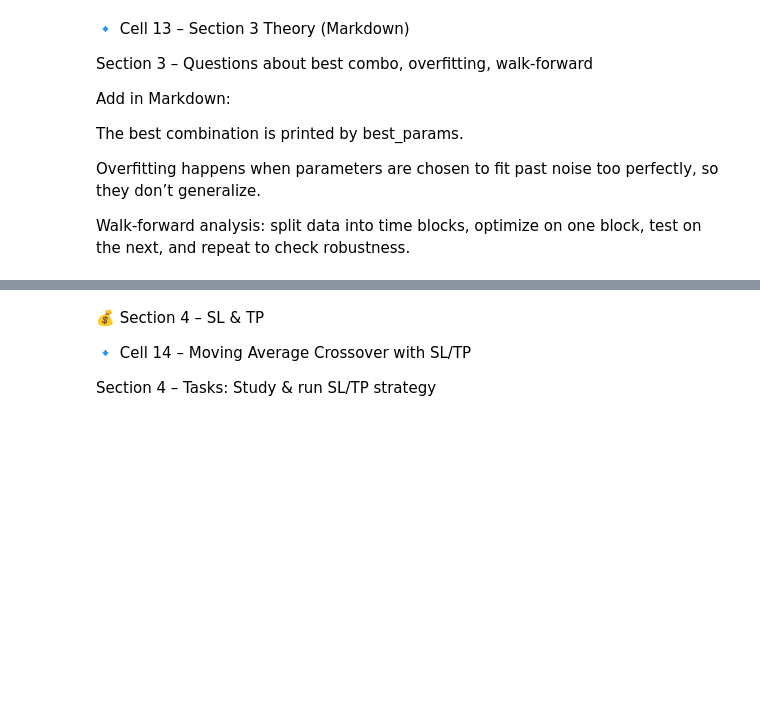
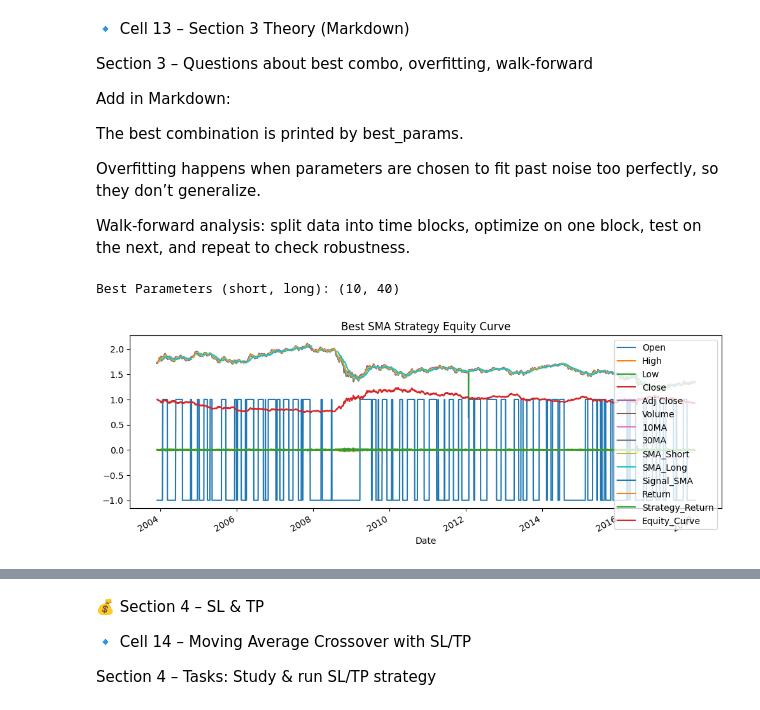
Before and after one commit to mahamodul05/Foundation_Course, a Jupyter notebook: Lab3_ProjectTask.ipynb, the cells around one changed output, grey strips where cells are left out. Cells and saved outputs as stored; diff of their text form; code cells hidden in the pictures; blank space fills up the shorter version.

```diff
--- a/Lab3_ProjectTask.ipynb
+++ b/Lab3_ProjectTask.ipynb
@@ -318,0 +382,14 @@ Walk-forward analysis: split data into time blocks, optimize on one block, test
+# %%
+short_range = range(5, 20, 2)
+long_range = range(20, 60, 5)
+
+best_params, best_curve = optimize_moving_averages(data, short_range, long_range)
+print("Best Parameters (short, long):", best_params)
+# %% [output]
+Best Parameters (short, long): (10, 40)
+# %%
+best_curve.plot(figsize=(12,4))
+plt.title("Best SMA Strategy Equity Curve")
+plt.show()
+# %% [output]
+[figure, added]
```
Also changed, not shown: parts of 8 cells of this notebook.
